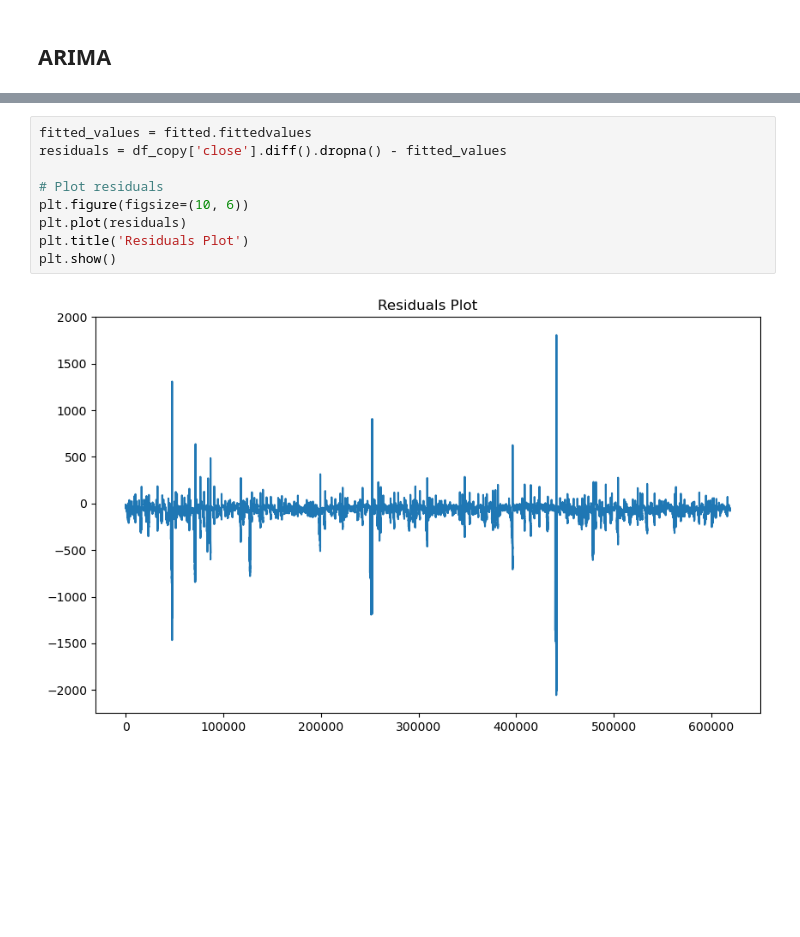
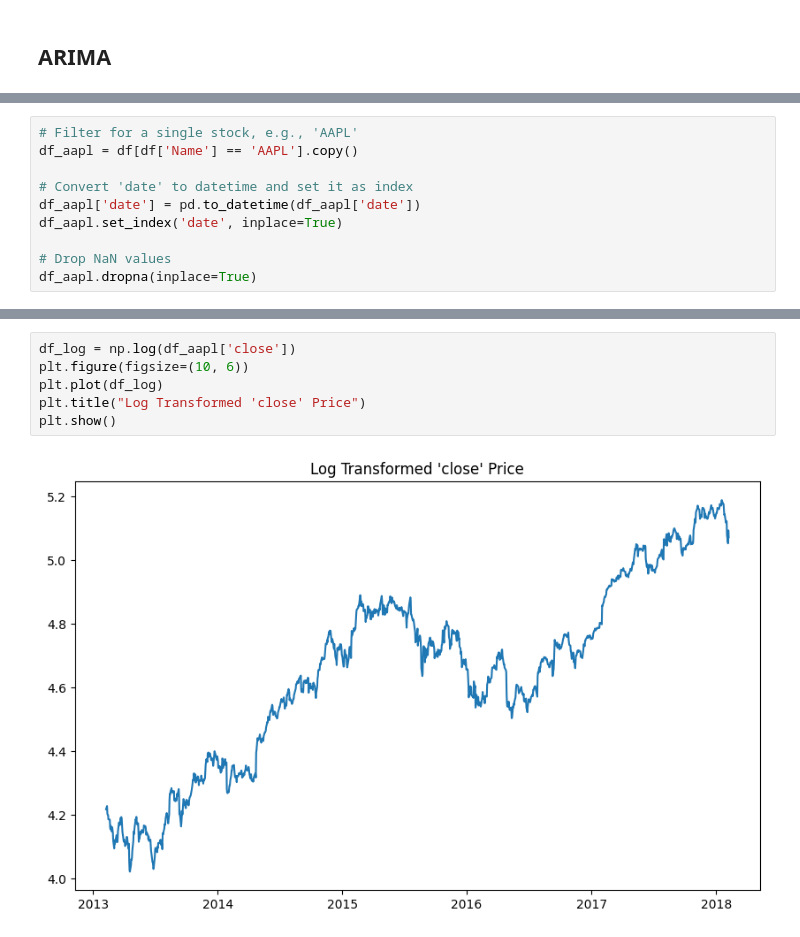
Before and after one commit to paarthvisharma/StockPricePrediction, a Jupyter notebook: StockPrediction.ipynb, the cells around one changed output, grey strips where cells are left out. Cells and saved outputs as stored; diff of their text form; blank space fills up the shorter version.

```diff
--- a/StockPrediction.ipynb
+++ b/StockPrediction.ipynb
@@ -688,0 +592,10 @@ Warnings:
+# %%
+# Filter for a single stock, e.g., 'AAPL'
+df_aapl = df[df['Name'] == 'AAPL'].copy()
+
+# Convert 'date' to datetime and set it as index
+df_aapl['date'] = pd.to_datetime(df_aapl['date'])
+df_aapl.set_index('date', inplace=True)
+
+# Drop NaN values
+df_aapl.dropna(inplace=True)
@@ -689,11 +659,8 @@ Warnings:
 # %%
-fitted_values = fitted.fittedvalues
-residuals = df_copy['close'].diff().dropna() - fitted_values
-
-# Plot residuals
+df_log = np.log(df_aapl['close'])
 plt.figure(figsize=(10, 6))
-plt.plot(residuals)
-plt.title('Residuals Plot')
+plt.plot(df_log)
+plt.title("Log Transformed 'close' Price")
 plt.show()
 # %% [output]
-[figure, old version]
+[figure, new version]
```
Also changed, not shown: parts of 30 cells of this notebook.
